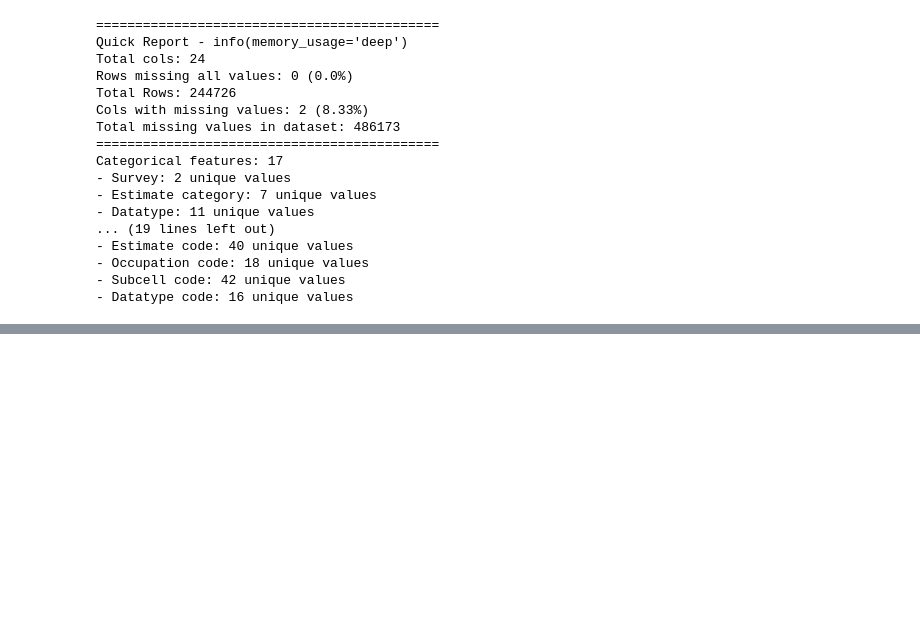
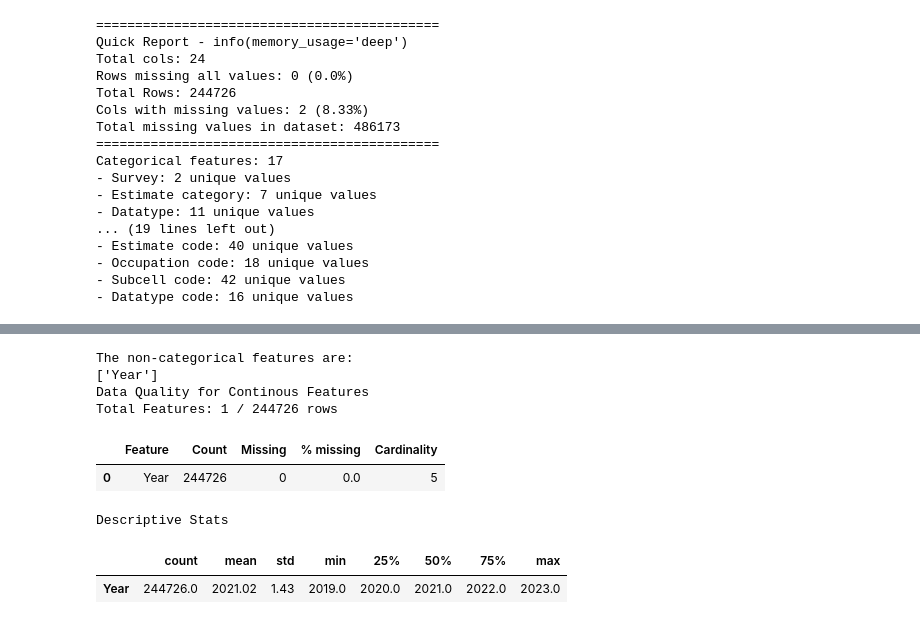
Before and after one commit to amayranib/ADS-508-team-project, a Jupyter notebook: eda/jc_eda.ipynb, the cells around one changed output, grey strips where cells are left out. Drawn from its saved outputs; the diff is of its cells as text; code cells hidden in the pictures; blank space fills up the shorter version.

```diff
--- a/eda/jc_eda.ipynb
+++ b/eda/jc_eda.ipynb
@@ -93,0 +156,12 @@ Categorical features: 17
+# %%
+jeda.dqr_cont(df_filtered)
+# %% [output]
+The non-categorical features are:
+['Year']
+Data Quality for Continous Features
+Total Features: 1 / 244726 rows
+|  | Feature | Count | Missing | % missing | Cardinality |
+| 0 | Year | 244726 | 0 | 0.0 | 5 |
+Descriptive Stats
+|  | count | mean | std | min | 25% | 50% | 75% | max |
+| Year | 244726.0 | 2021.02 | 1.43 | 2019.0 | 2020.0 | 2021.0 | 2022.0 | 2023.0 |
```
Also changed, not shown: parts of 11 cells of this notebook.
